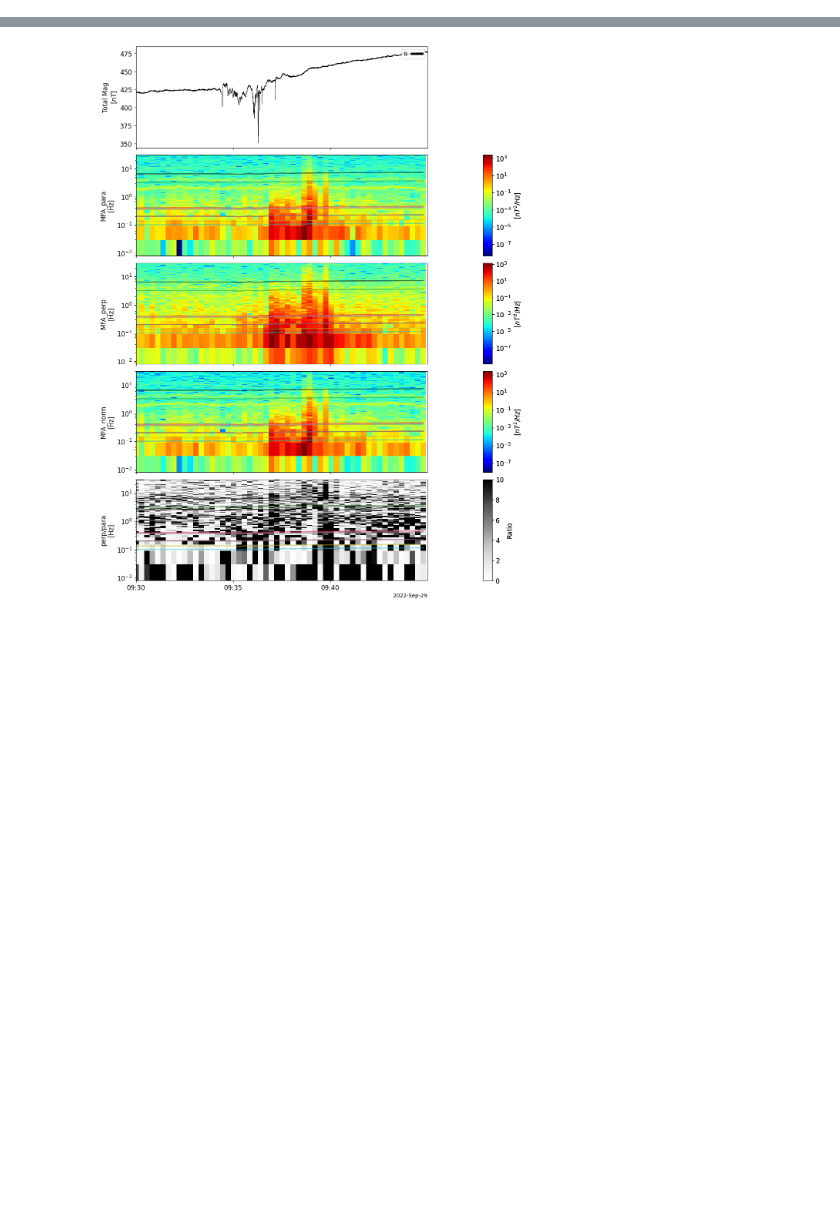
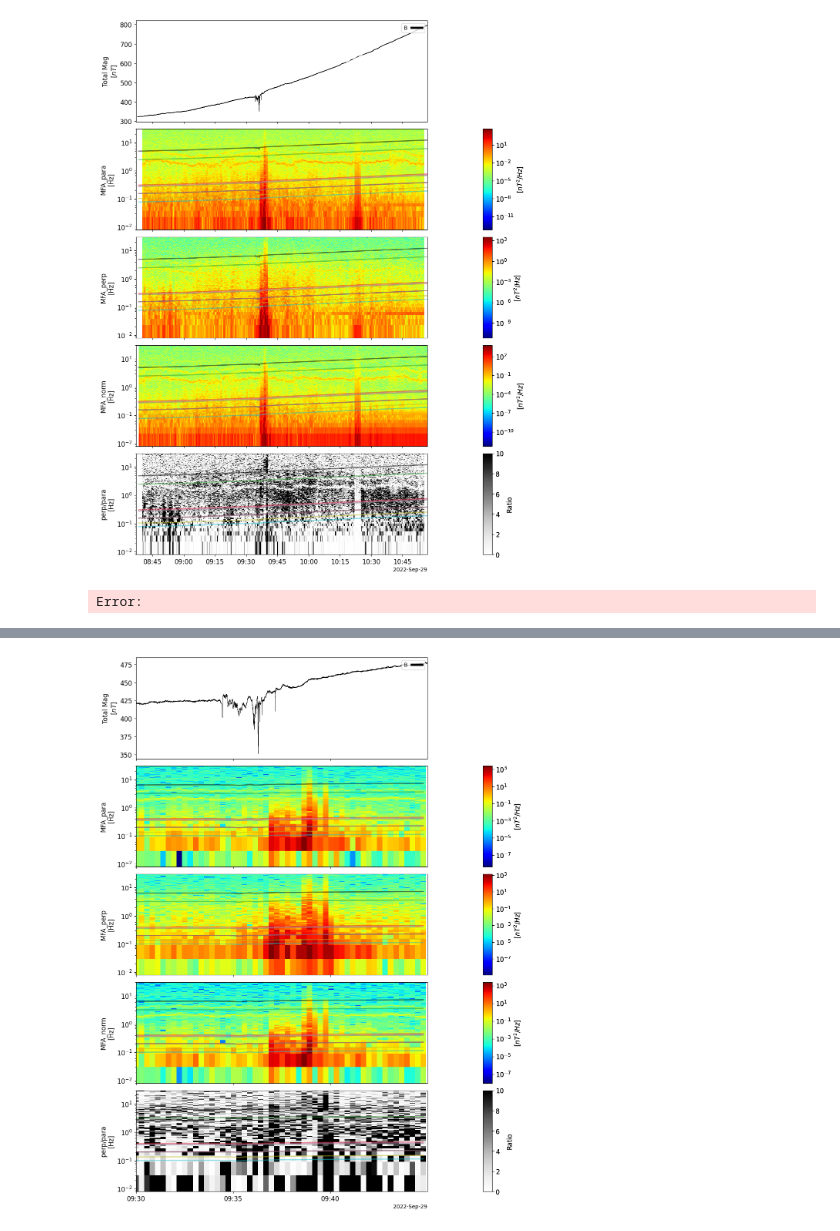
Before and after one commit to JackKTachi/Juno_ULC_EMIC, a Jupyter notebook: temp/flyby copy.ipynb, the cells around one changed output, grey strips where cells are left out. Drawn from its saved outputs; the diff is of its cells as text; code cells hidden in the pictures; blank space fills up the shorter version.

```diff
--- a/temp/flyby copy.ipynb
+++ b/temp/flyby copy.ipynb
@@ -710,3 +711,12 @@ Dusk [deg]: 279.66823102466765
+# %%
+
+xlim('2022-09-29 08:37:00', '2022-09-29 10:56:59')
+options('juno_cyc_freq', opt_dict={'ylog': 1, 'ytitle': 'Cyclotron Frequency', 'ysubtitle': '[$Hz$]', 'thick':2, 'linestyle': '-', 'alpha':0.5})
+options(f'ratio_{window}_{shift}', opt_dict={'zlog': False, 'ylog': 1, 'ysubtitle': '[Hz]', 'spec': True, 'ztitle': 'Ratio', 'ytitle': 'perp/para', 'Colormap': 'Greys', 'yrange': yrange, 'zrange': [0, 10]})
+tplot(['juno_mag_norm' ,'para', 'perp', 'norm', 'ratio'], xsize=12, ysize=18 )
+# %% [output]
+[figure, added]
+Error:
 # %%
 
 xlim('2022-09-29 08:37:00', '2022-09-29 10:56:59')
```
Also changed, not shown: parts of 3 cells of this notebook, 2 other files.
